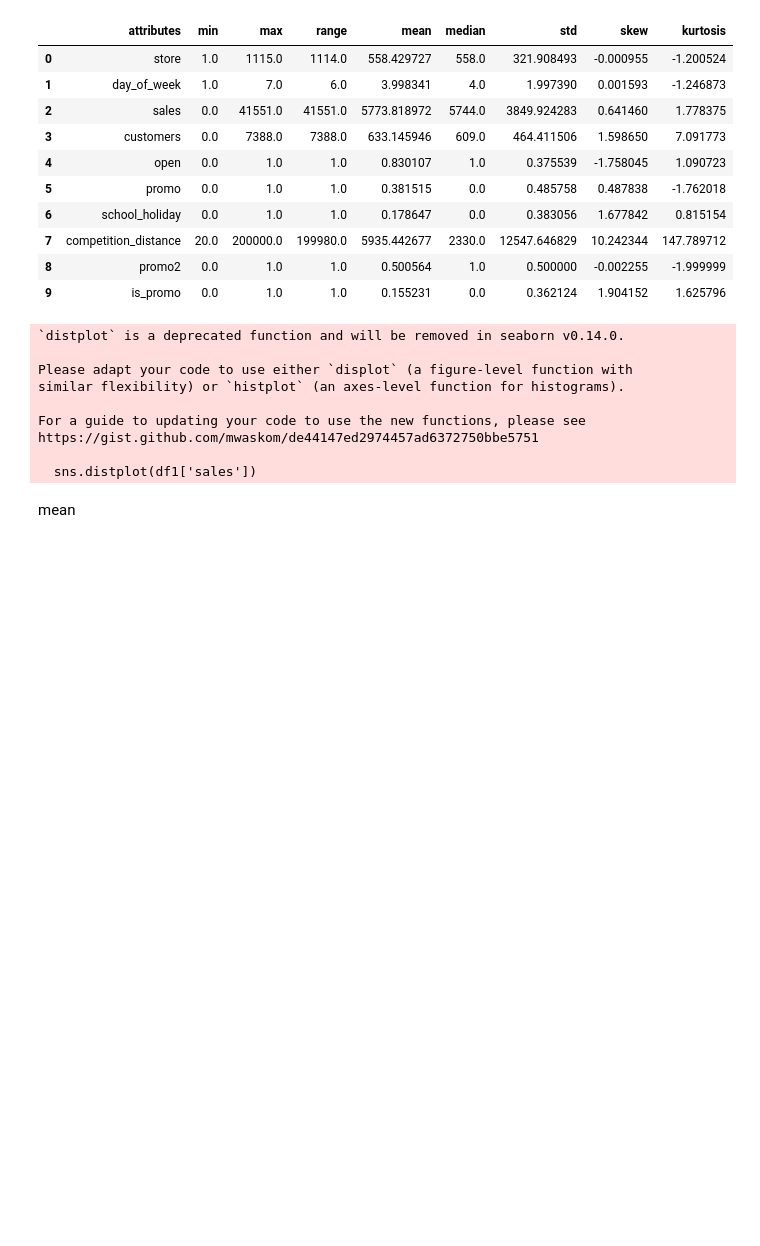
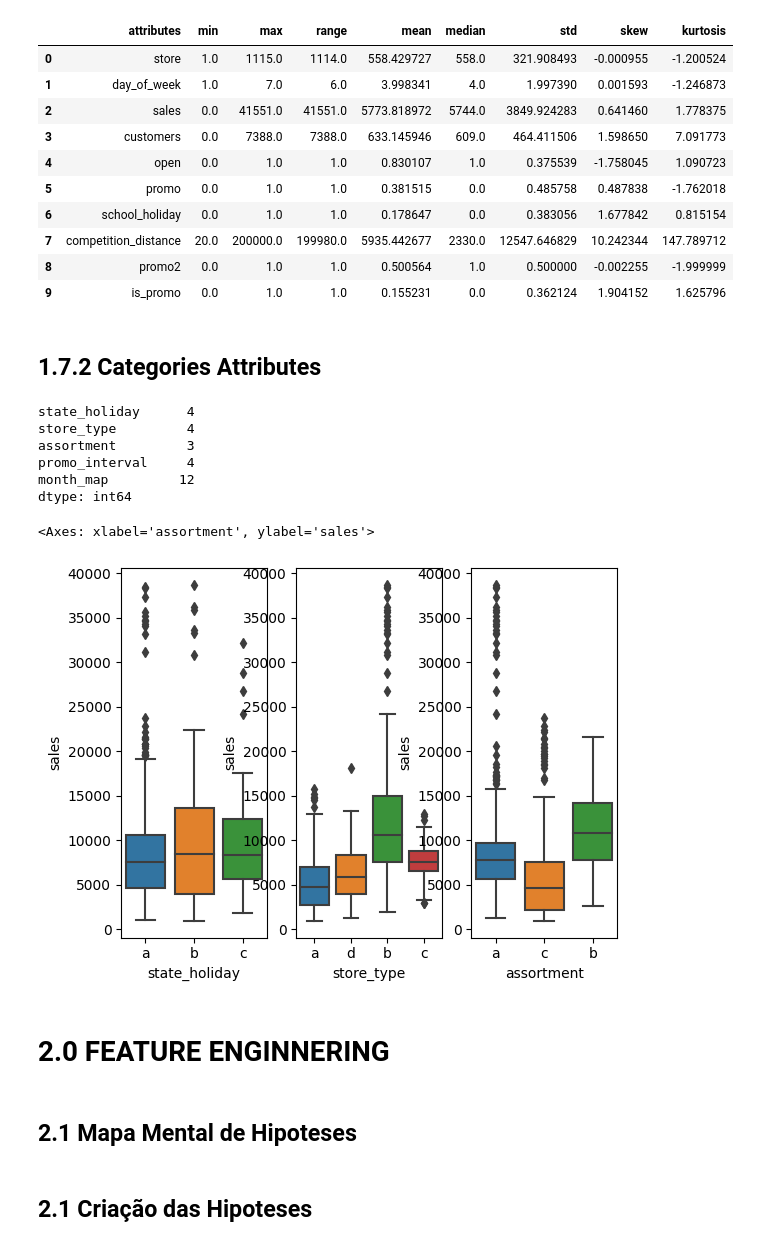
Before and after one commit to ThalisRuan/-Rossmann_Stores, a Jupyter notebook: notebook/notebook.ipynb, the cells around one changed output. Cells and saved outputs as stored; diff of their text form; code cells hidden in the pictures; blank space fills up the shorter version.

```diff
--- a/notebook/notebook.ipynb
+++ b/notebook/notebook.ipynb
@@ -14,7 +15,7 @@ import math
 # %%
 # Import datasets
-df_sales_raw = pd.read_csv('./datasets/train.csv', low_memory=False)
-df_store_raw = pd.read_csv('./datasets/store.csv', low_memory=False)
+df_sales_raw = pd.read_csv('../datasets/train.csv', low_memory=False)
+df_store_raw = pd.read_csv('../datasets/store.csv', low_memory=False)
 
 # Merge
 
@@ -36,17 +35,14 @@ df_raw.sample()
 
 df1 = df_raw.copy()
 # %%
-df1.columns
+cols_old = ['Store', 'DayOfWeek', 'Date', 'Sales', 'Customers', 'Open', 'Promo','StateHoliday', 'SchoolHoliday',
+            'StoreType', 'Assortment','CompetitionDistance',
+            'CompetitionOpenSinceMonth','CompetitionOpenSinceYear',
+            'Promo2', 'Promo2SinceWeek','Promo2SinceYear', 'PromoInterval']
 
-cols_old = ['Store', 'DayOfWeek', 'Date', 'Sales', 'Customers', 'Open', 'Promo',
-       'StateHoliday', 'SchoolHoliday', 'StoreType', 'Assortment',
-       'CompetitionDistance', 'CompetitionOpenSinceMonth',
-       'CompetitionOpenSinceYear', 'Promo2', 'Promo2SinceWeek',
-       'Promo2SinceYear', 'PromoInterval']
+snakecase = lambda x: inflection.underscore(x)
 
-snakecase = lambda x : inflection.underscore(x)
+cols_new = list(map(snakecase, cols_old))
 
-cols_new = list(map( snakecase ,cols_old) )
-
-# rename
+#Rename of columns
 df1.columns = cols_new
@@ -307,17 +293,30 @@ m
 | 7 | competition_distance | 20.0 | 200000.0 | 199980.0 | 5935.442677 | 2330.0 | 12547.646829 | 10.242344 | 147.789712 |
 | 8 | promo2 | 0.0 | 1.0 | 1.0 | 0.500564 | 1.0 | 0.500000 | -0.002255 | -1.999999 |
 | 9 | is_promo | 0.0 | 1.0 | 1.0 | 0.155231 | 0.0 | 0.362124 | 1.904152 | 1.625796 |
-# %%
-sns.distplot(df1['sales'])
-# %% [output]
-`distplot` is a deprecated function and will be removed in seaborn v0.14.0.
-
-Please adapt your code to use either `displot` (a figure-level function with
-similar flexibility) or `histplot` (an axes-level function for histograms).
-
-For a guide to updating your code to use the new functions, please see
-https://gist.github.com/mwaskom/de44147ed2974457ad6372750bbe5751
-
-  sns.distplot(df1['sales'])
-# %% [markdown]
-mean
+# %% [markdown]
+## 1.7.2 Categories Attributes
+# %%
+cat_attributes.apply(lambda x : x.unique().shape[0])
+# %% [output]
+state_holiday      4
+store_type         4
+assortment         3
+promo_interval     4
+month_map         12
+dtype: int64
+# %%
+aux1 = df1[(df1['state_holiday'] != '0') & (df1['sales'] > 0) ]
+
+plt.subplot(1,3,1)
+sns.boxplot(x='state_holiday' , y='sales' , data=aux1 )
+
+plt.subplot(1,3,2)
+sns.boxplot(x='store_type' , y='sales' , data=aux1 )
+
+plt.subplot(1,3,3)
+sns.boxplot(x='assortment' , y='sales' , data=aux1 )
+# %% [output]
+<Axes: xlabel='assortment', ylabel='sales'>
+[figure, added]
+# %% [markdown]
+# 2.0 FEATURE ENGINNERING
@@ -323,0 +325,4 @@ mean
+# %% [markdown]
+## 2.1 Mapa Mental de Hipoteses
+# %% [markdown]
+## 2.1 Criação das Hipoteses
```
Also changed, not shown: parts of 37 cells of this notebook, 6 other files.
